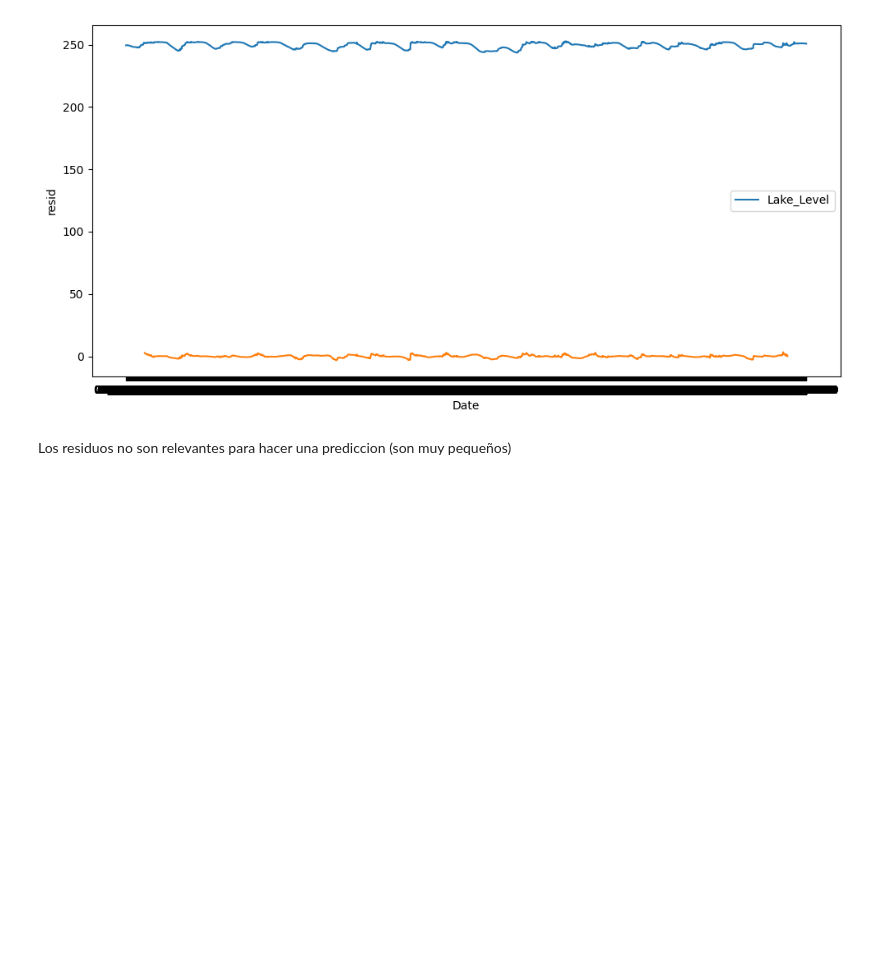
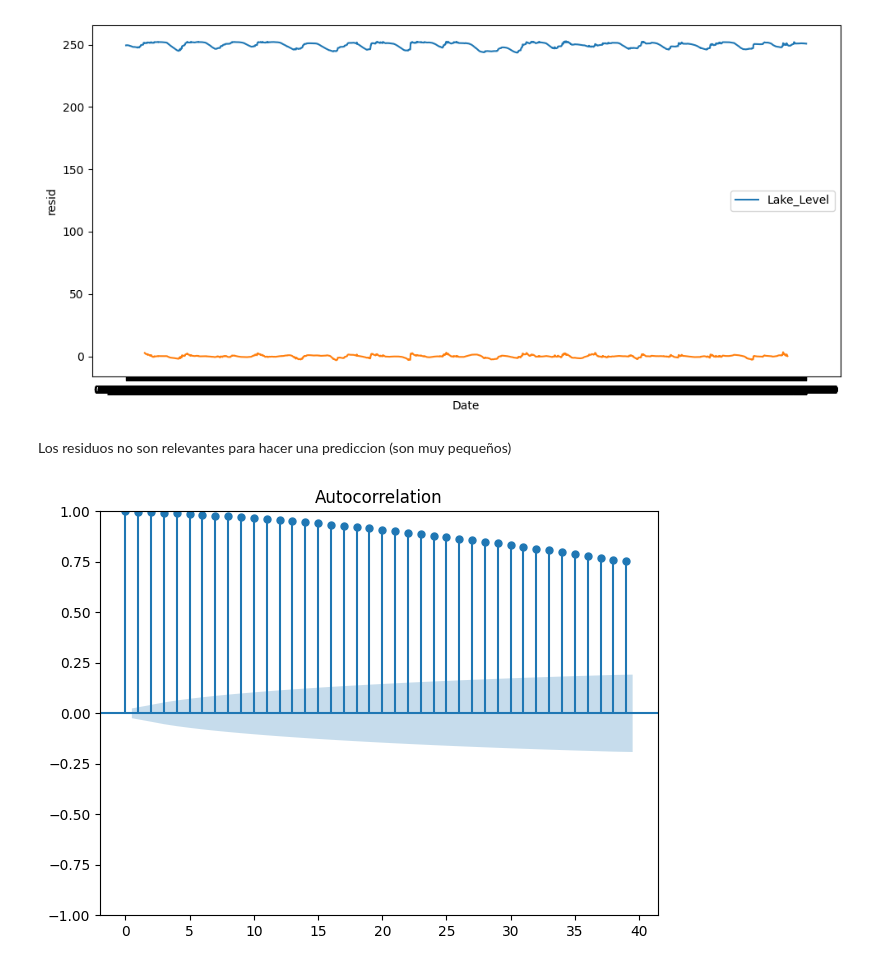
Before and after one commit to bartowen/acea_serie_tiempo, a Jupyter notebook: src/explore.ipynb, the cells around one changed output. Saved outputs shown, nothing was run; the diff lists cells and outputs as text; code cells hidden in the pictures; blank space fills up the shorter version.

```diff
--- a/src/explore.ipynb
+++ b/src/explore.ipynb
@@ -194,3 +194,12 @@ plt.show()
 [figure]
 # %% [markdown]
 Los residuos no son relevantes para hacer una prediccion (son muy pequeños)
+# %%
+from statsmodels.graphics.tsaplots import plot_acf
+
+plot_acf(df_2)
+
+plt.tight_layout()
+plt.show()
+# %% [output]
+[figure, added]
```
